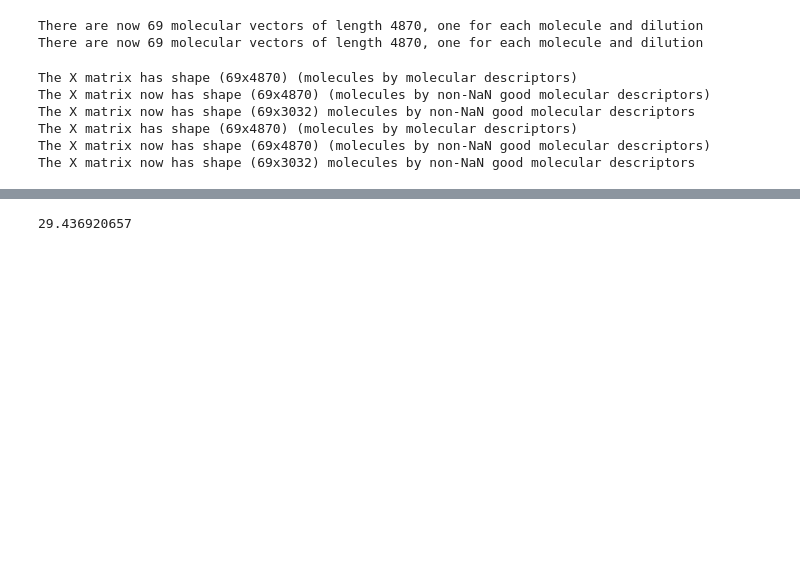
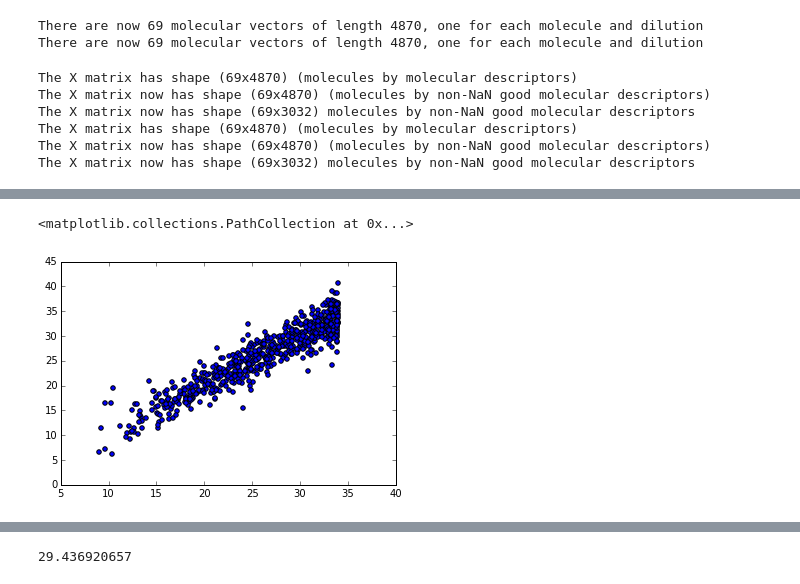
Before and after one commit to beanSsong/dream, a Jupyter notebook: dream.ipynb, the cells around one changed output, grey strips where cells are left out. Saved outputs shown, nothing was run; the diff lists cells and outputs as text; code cells hidden in the pictures; blank space fills up the shorter version.

```diff
--- a/dream.ipynb
+++ b/dream.ipynb
@@ -681,0 +681,5 @@ Y = None
+# %%
+plt.scatter(f_int(Y_training['mean_std'][:,0]),Y_training['mean_std'][:,21])
+# %% [output]
+<matplotlib.collections.PathCollection at 0x...>
+[figure, added]
```
Also changed, not shown: parts of 130 cells of this notebook, 1 other file.
